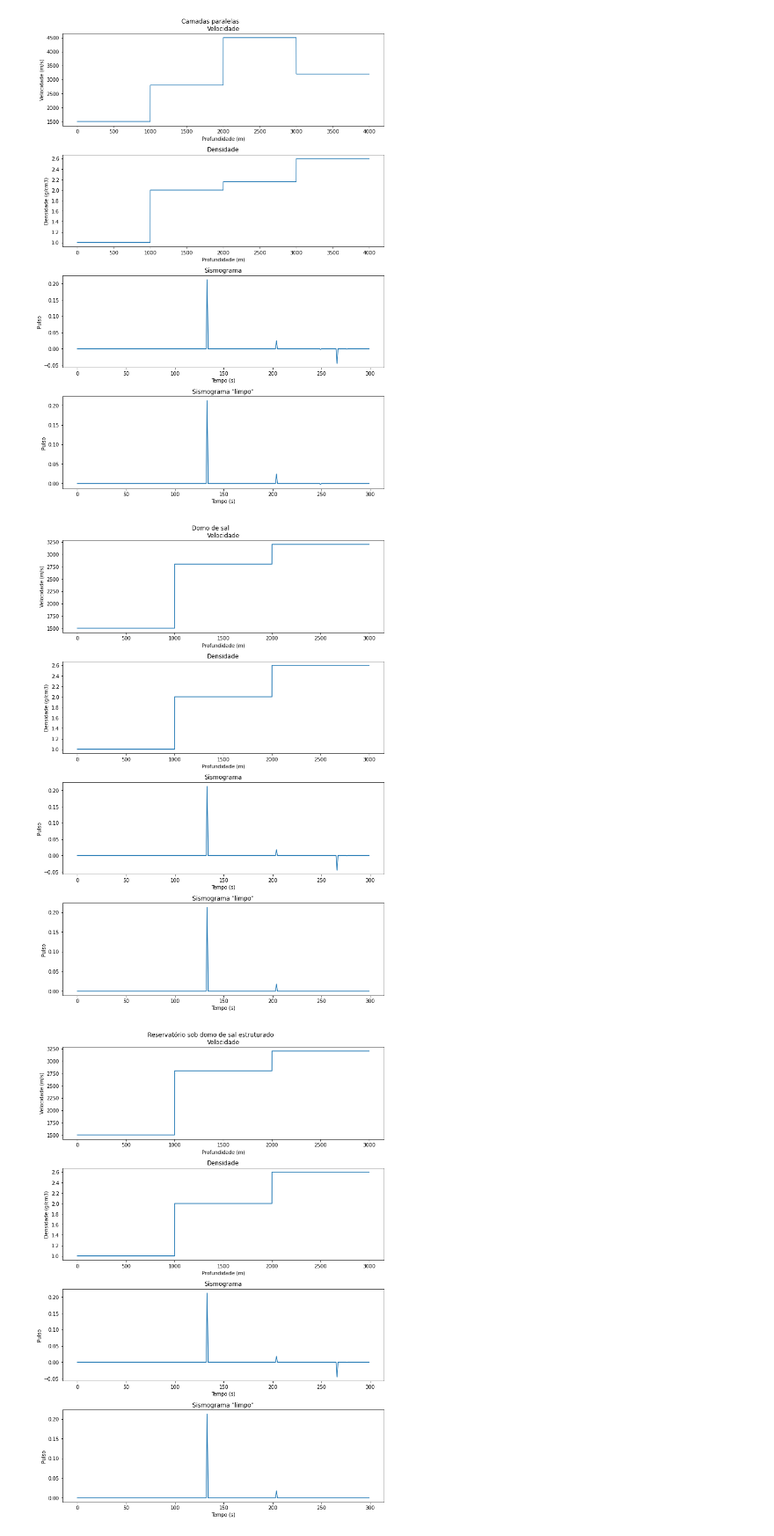
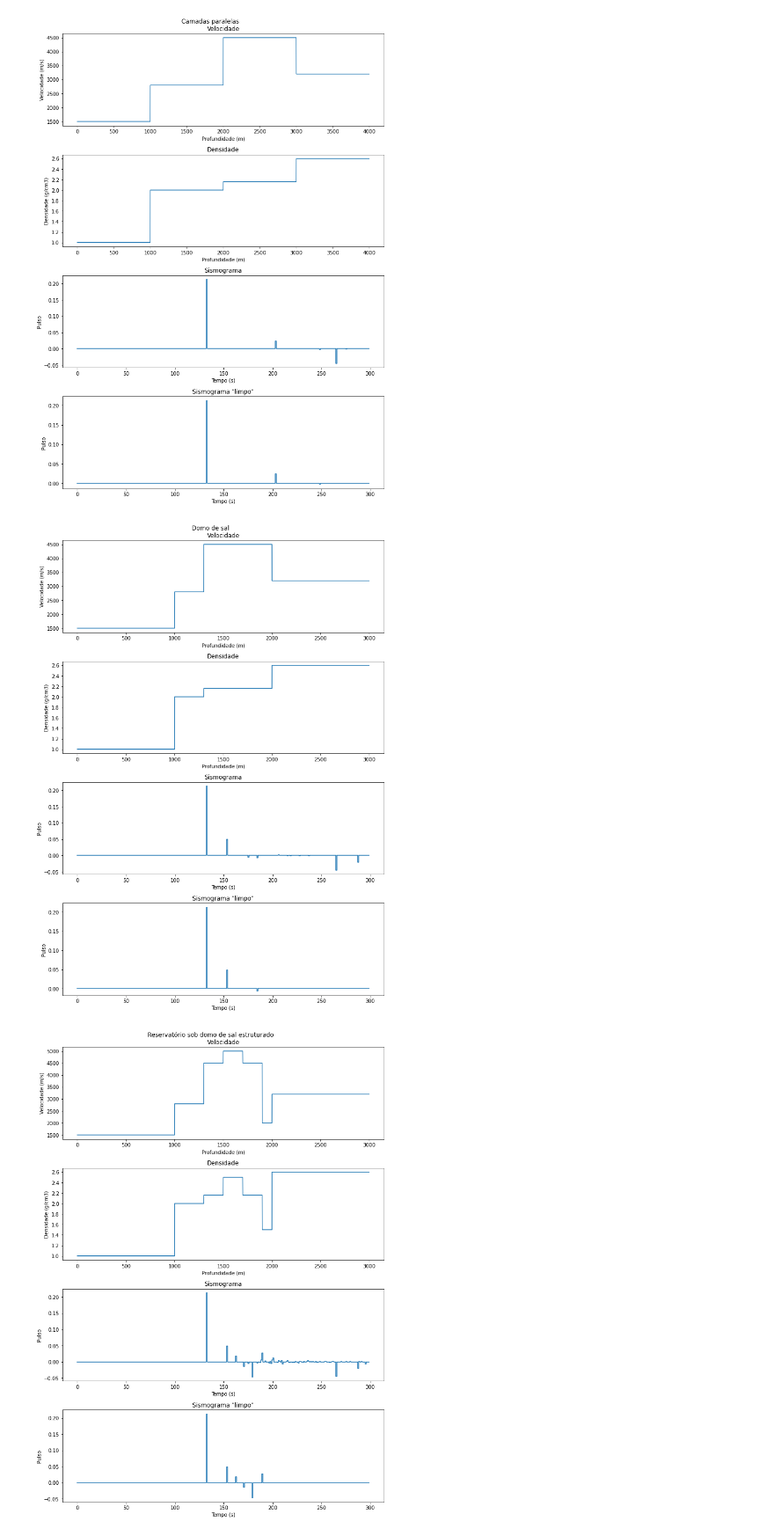
Before and after one commit to thiago-carneiro/mestrado, a Jupyter notebook: conv/conv.ipynb, the cells around one changed output. Shown at 88% size. Saved outputs shown, nothing was run; the diff lists cells and outputs as text; code cells hidden in the pictures.

Commit message:
Revisão do plot de coluna

```diff
--- a/conv/conv.ipynb
+++ b/conv/conv.ipynb
@@ -156,8 +156,14 @@ class Modelo():
 #        ax[3].set_yscale('log')
         ax[0].plot(v)
         ax[1].plot(rho)
-        ax[2].plot(sis)
-        ax[3].plot(sis_limpo)
+        # ax[2].plot(sis)
+        # ax[3].plot(sis_limpo)
+        # ax[2].scatter([x for x in range(len(sis))],sis)
+        # ax[3].scatter([x for x in range(len(sis_limpo))],sis_limpo)
+        # ax[2].bar([x for x in range(len(sis))],sis)
+        # ax[3].bar([x for x in range(len(sis_limpo))],sis_limpo)
+        ax[2].step([x for x in range(len(sis))],sis)
+        ax[3].step([x for x in range(len(sis_limpo))],sis_limpo)
         plt.tight_layout()
 # %%
 class Modelo2D():
@@ -305,13 +311,13 @@ ModeloParalelas().colunas[0].plot(titulo='Camadas paralelas')
 # %% [output]
 [figure]
 # %%
-ModeloDomo().colunas[0].plot(titulo='Domo de sal')
+ModeloDomo().colunas[150].plot(titulo='Domo de sal')
 # %% [output]
-[figure, old version]
+[figure, new version]
 # %%
-ModeloPreSal().colunas[0].plot(titulo='Reservatório sob domo de sal estruturado')
+ModeloPreSal().colunas[150].plot(titulo='Reservatório sob domo de sal estruturado')
 # %% [output]
-[figure, old version]
+[figure, new version]
 # %%
 profs = [100]
 vs = [1450]
```
Also changed, not shown: parts of 1 cell of this notebook.
